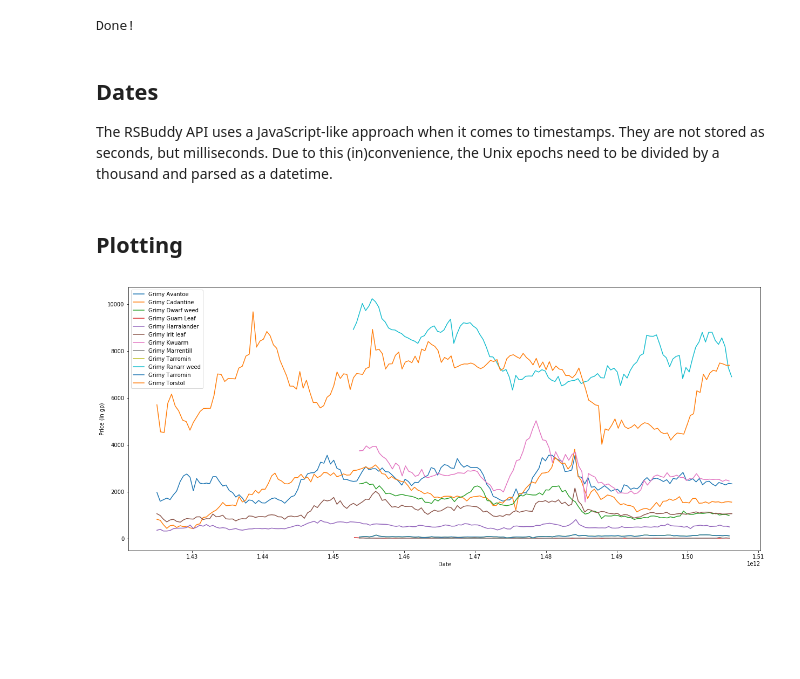
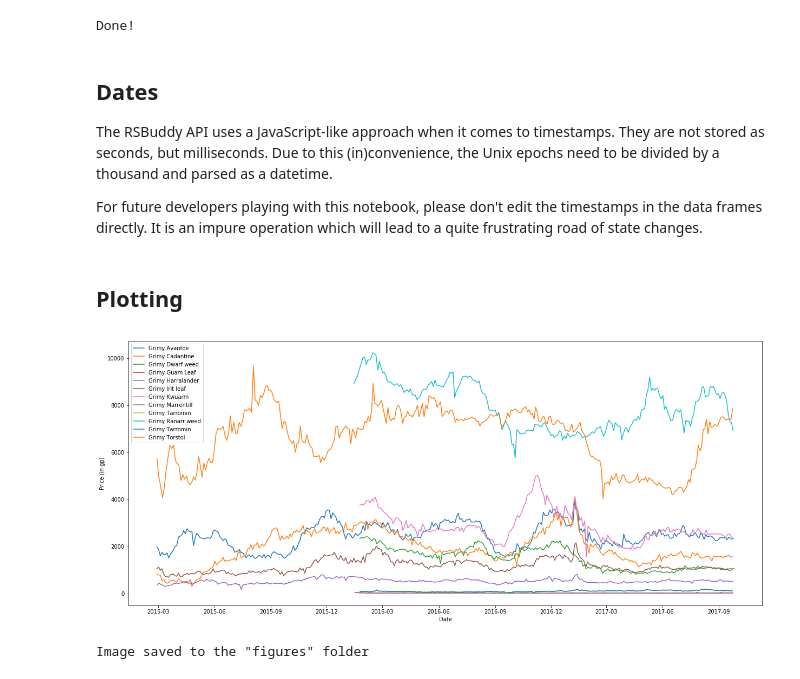
Before and after one commit to DevNebulae/ads-prototype-graphs, a Jupyter notebook: increased-supply.ipynb, the cells around one changed output. Drawn from its saved outputs; the diff is of its cells as text; code cells hidden in the pictures; blank space fills up the shorter version.

```diff
--- a/increased-supply.ipynb
+++ b/increased-supply.ipynb
@@ -21,21 +25,21 @@ Done!
 # Import and parse all JSON files
 # Store as Pandas data frame
 def load_json(name, identifier):
-    df = pd.DataFrame(json.load(open(f'data/grimy-{name}.json')))
+    df = pd.DataFrame(json.load(open(f'data/{name}.json')))
     df['id'] = identifier
     return df
 
-grimy_avantoe = load_json('avantoe', 211)
-grimy_cadantine = load_json('cadantine', 215)
-grimy_dwarf_weed = load_json('dwarf-weed', 217)
-grimy_guam = load_json('guam-leaf', 199)
-grimy_harralander = load_json('harralander', 205)
-grimy_irit = load_json('irit-leaf', 209)
-grimy_kwuarm = load_json('kwuarm', 213)
-grimy_marrentill = load_json('marrentill', 201)
-grimy_ranarr = load_json('ranarr-weed', 207)
-grimy_tarromin = load_json('tarromin', 203)
-grimy_torstol = load_json('torstol', 219)
+grimy_avantoe = load_json('grimy-avantoe', 211)
+grimy_cadantine = load_json('grimy-cadantine', 215)
+grimy_dwarf_weed = load_json('grimy-dwarf-weed', 217)
+grimy_guam = load_json('grimy-guam-leaf', 199)
+grimy_harralander = load_json('grimy-harralander', 205)
+grimy_irit = load_json('grimy-irit-leaf', 209)
+grimy_kwuarm = load_json('grimy-kwuarm', 213)
+grimy_marrentill = load_json('grimy-marrentill', 201)
+grimy_ranarr = load_json('grimy-ranarr-weed', 207)
+grimy_tarromin = load_json('grimy-tarromin', 203)
+grimy_torstol = load_json('grimy-torstol', 219)
 
 herbs = [grimy_avantoe, grimy_cadantine, grimy_dwarf_weed, grimy_guam,
          grimy_harralander, grimy_irit, grimy_kwuarm, grimy_marrentill,
@@ -48,3 +52,5 @@ Done!
 ## Dates
 
 The RSBuddy API uses a JavaScript-like approach when it comes to timestamps. They are not stored as seconds, but milliseconds. Due to this (in)convenience, the Unix epochs need to be divided by a thousand and parsed as a datetime.
+
+For future developers playing with this notebook, please don't edit the timestamps in the data frames directly. It is an impure operation which will lead to a quite frustrating road of state changes.
@@ -54,32 +57,37 @@ The RSBuddy API uses a JavaScript-like approach when it comes to timestamps. The
+# %%
+def to_datetime(ms):
+    return datetime(1970, 1, 1, tzinfo=timezone.utc) + timedelta(seconds=int(ms / 1000))
 # %% [markdown]
 ## Plotting
 # %%
 # Please choose wide aspect ratios due to
 # the wide range of dates
+accuracy = 128
 aspect_ratio = (21, 9)
 labels = {
     199: "Grimy Guam Leaf",
     201: "Grimy Marrentill",
     203: "Grimy Tarromin",
     205: "Grimy Harralander",
     207: "Grimy Ranarr weed",
     209: "Grimy Irit leaf",
     211: "Grimy Avantoe",
     213: "Grimy Kwuarm",
     215: "Grimy Cadantine",
     217: "Grimy Dwarf weed",
     219: "Grimy Torstol"
 }
 
 fig = plt.figure(figsize=aspect_ratio)
-[plt.plot(herb['ts'][::256], herb['overallPrice'][::256], label=labels[herb['id'][0]]) for herb in herbs]
-plt.plot()
+[plt.plot(herb['ts'][::accuracy].apply(to_datetime), herb['overallPrice'][::accuracy], label=labels[herb['id'][0]]) for herb in herbs]
 plt.ylabel("Price (in gp)")
 plt.xlabel("Date")
 plt.legend()
 plt.show()
 
 # Save to figures folder
 fig.savefig('figures/herbs.png', dpi=300)
+print("Image saved to the \"figures\" folder")
 # %% [output]
-[figure, old version]
+[figure, new version]
+Image saved to the "figures" folder
```
Also changed, not shown: parts of 7 cells of this notebook.
